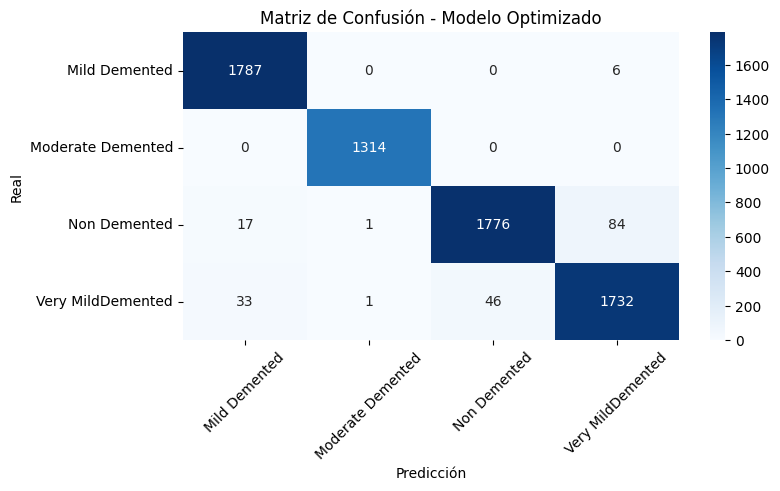
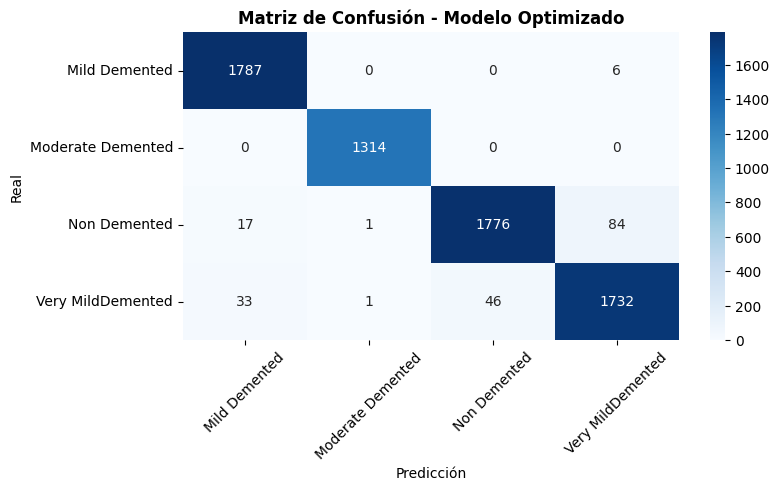
The notebook cell's code change between the first figure and the second:
--- before
+++ after
@@ -13,4 +13,5 @@
 plt.xlabel("Predicción")
 plt.ylabel("Real")
-plt.title("Matriz de Confusión - Modelo Optimizado")
+plt.title("Matriz de Confusión - Modelo Optimizado", fontweight='bold')
+plt.savefig('matriz_confusion_optimizado.png', dpi=300, bbox_inches='tight')
 plt.show()

Commit: Confusion matrix